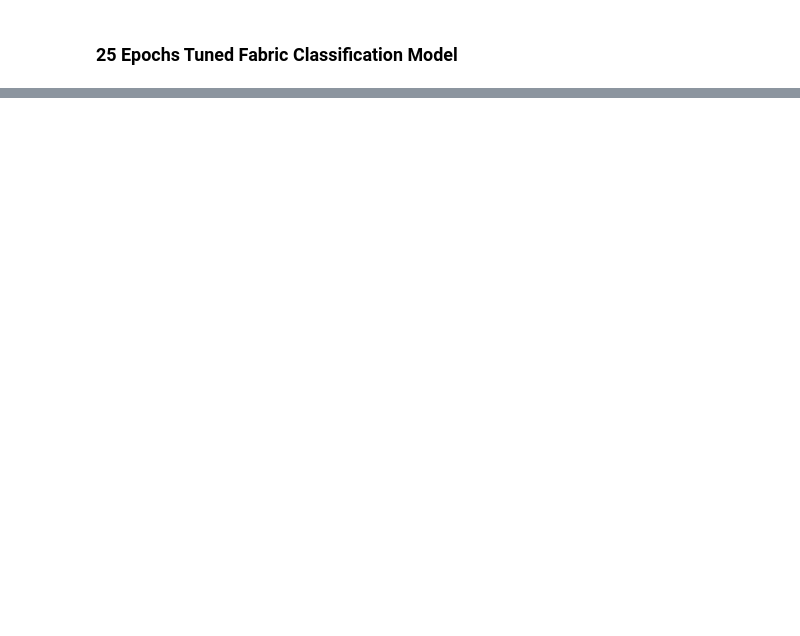
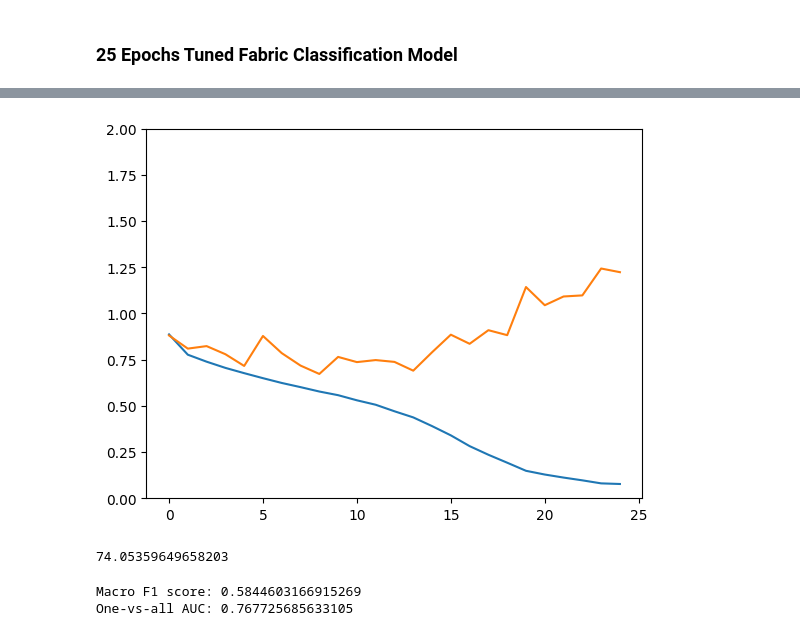
Before and after one commit to marynwangwu/Fashion-Attribute-Detection, a Jupyter notebook: models/classification_model_baseline_fabric.ipynb, the cells around one changed output, grey strips where cells are left out. Cells and saved outputs as stored; diff of their text form; code cells hidden in the pictures; blank space fills up the shorter version.

```diff
--- a/models/classification_model_baseline_fabric.ipynb
+++ b/models/classification_model_baseline_fabric.ipynb
@@ -520,7 +521,7 @@ resnet_dataset = {'train': FashionDataset(full_train_data,'/vast/amr10211/cv_dat
                   'test': FashionDataset(full_test_data, '/vast/amr10211/cv_data/masked_images', 'fabric')}
 
 resnet_dataloader = {x: DataLoader(resnet_dataset[x], batch_size=bs,
-                        shuffle=True, num_workers=0) for x in ['train', 'validate']}
+                        shuffle=True, num_workers=0) for x in ['train', 'validate', 'test']}
 # %%
 resnet_model_fabric = ResNet18().to(device)
 criterion = nn.CrossEntropyLoss()
@@ -538,9 +557,11 @@ torch.save(resnet_model_fabric, 'fabric_classification_model_25_epochs.pth')
 with open('fabric_classification_model_loss_dict_25_epochs.pkl', 'wb') as f:
     pickle.dump(resnet_loss_dict, f)
 # %%
-plt.plot(np.arange(0,10), resnet_loss_dict['train'])
-plt.plot(np.arange(0,10), resnet_loss_dict['validate'])
+plt.plot(np.arange(0,25), resnet_loss_dict['train'])
+plt.plot(np.arange(0,25), resnet_loss_dict['validate'])
 plt.ylim(0,2);
+# %% [output]
+[figure, added]
 # %%
 correct = 0
 total = 0
@@ -556,6 +577,8 @@ for data in resnet_dataloader['test']:
 
 test_acc = float(100 * correct / total)
 print(test_acc)
+# %% [output]
+74.05359649658203
 # %%
 resnet_model_fabric.eval()
 y_true = []
@@ -592,3 +615,6 @@ one_vs_all_auc = np.mean(auc_scores)
 
 print("Macro F1 score:", macro_f1)
 print("One-vs-all AUC:", one_vs_all_auc)
+# %% [output]
+Macro F1 score: 0.5844603166915269
+One-vs-all AUC: 0.767725685633105
```
Also changed, not shown: parts of 11 cells of this notebook, 3 other files.
